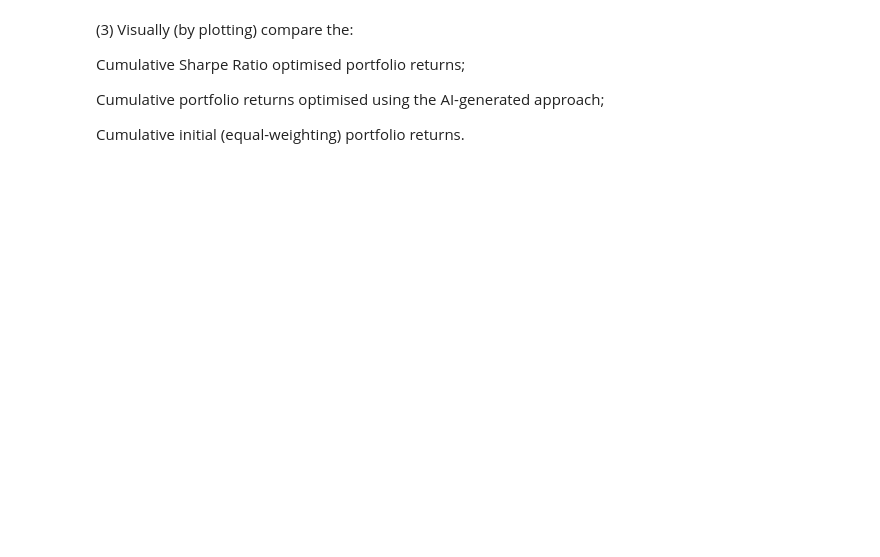
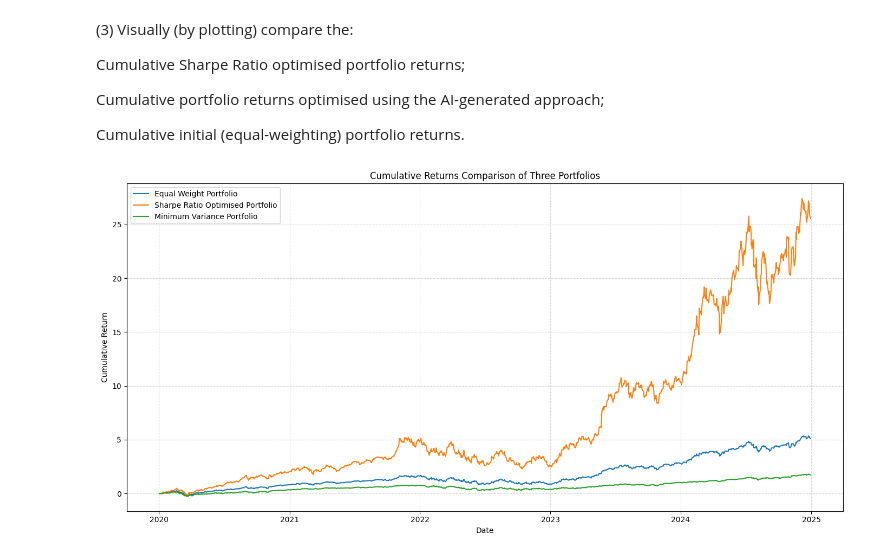
Before and after one commit to Imperial-Business-School/python-for-finance-Chloe-Zhang2025, a Jupyter notebook: Assessment/Individual.ipynb, the cells around one changed output. Drawn from its saved outputs; the diff is of its cells as text; code cells hidden in the pictures; blank space fills up the shorter version.

```diff
--- a/Assessment/Individual.ipynb
+++ b/Assessment/Individual.ipynb
@@ -210,8 +210,7 @@ plt.show()
 (2) Create a portfolio of the 10 stocks with equal initial weights.
 # %%
 # Although we know there are 10 stocks, we can still generalize the code to work with any number of stocks.
-n = len(df.columns)
-weights = np.ones(n) / n
+weights = np.ones(10) / 10
 # Therefore, we assign equal weights (1/n) to each stock in the portfolio.
 # %% [markdown]
 (3) Calculate the portfolio returns and cumulative returns.
@@ -233,8 +232,8 @@ def negative_sharpe(weights):
     # Calculate annualized portfolio return
     p_returns = np.dot(buyhold_returns_df.mean(), weights) * TRADING_DAYS
     # Calculate annualized portfolio volatility
-    cov_matrix = buyhold_returns_df.cov() * TRADING_DAYS
-    p_volatility = np.sqrt(np.dot(weights, np.dot(cov_matrix, weights)))
+    cov = buyhold_returns_df.cov() * TRADING_DAYS
+    p_volatility = np.sqrt(np.dot(weights, np.dot(cov, weights)))
     sharpe_ratio = (p_returns - RFR) / p_volatility
     return -sharpe_ratio  # Return the negative Sharpe ratio for minimization
 
@@ -250,8 +249,6 @@ init_weights = np.ones(10) / 10
 # Optimisation
 optimal = minimize(negative_sharpe, init_weights, bounds=bounds, constraints=cons)
 sharpe_weights = optimal.x
-sharpe_returns = buyhold_returns_df.dot(sharpe_weights)
-sharpe_cumulative = (1 + sharpe_returns).cumprod()
 
 print(f"Optimised Sharpe Ratio: {optimal.fun:.4f}")
 
@@ -281,3 +327,31 @@ Cumulative Sharpe Ratio optimised portfolio returns;
 Cumulative portfolio returns optimised using the AI-generated approach;
 
 Cumulative initial (equal-weighting) portfolio returns.
+# %%
+# Cumulative returns for equal weight portfolio
+equal_weights = np.ones(10) / 10
+equal_returns = buyhold_returns_df.dot(equal_weights)
+equal_cumulative = (1 + equal_returns).cumprod() - 1
+
+# Cumulative Sharpe Ratio optimised portfolio returns
+sharpe_returns = buyhold_returns_df.dot(sharpe_weights)
+sharpe_cumulative = (1 + sharpe_returns).cumprod() - 1
+
+# Cumulative portfolio returns optimised using AI-generated approach (Minimum portfolio variance)
+minvar_returns = buyhold_returns_df.dot(variance_weights)
+minvar_cumulative = (1 + minvar_returns).cumprod() - 1
+
+# 绘图对比
+plt.figure(figsize=(14, 7))
+plt.plot(equal_cumulative, label="Equal Weight Portfolio")
+plt.plot(sharpe_cumulative, label="Sharpe Ratio Optimised Portfolio")
+plt.plot(minvar_cumulative, label="Minimum Variance Portfolio")
+plt.title("Cumulative Returns Comparison of Three Portfolios")
+plt.xlabel("Date")
+plt.ylabel("Cumulative Return")
+plt.legend()
+plt.grid(True, linestyle='--', alpha=0.5)
+plt.tight_layout()
+plt.show()
+# %% [output]
+[figure, added]
```
Also changed, not shown: parts of 6 cells of this notebook, 2 other files.
